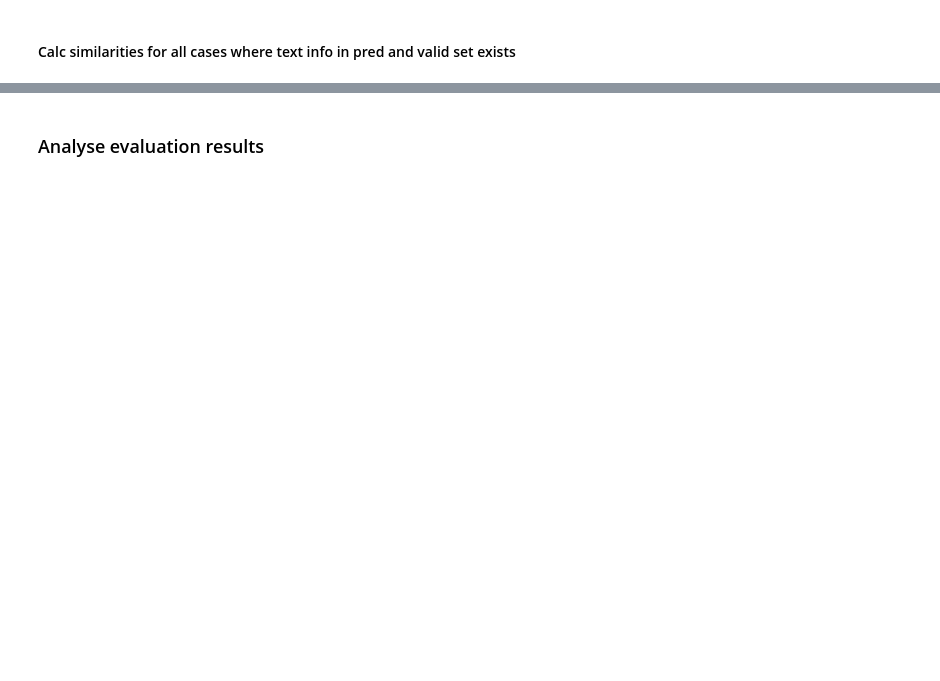
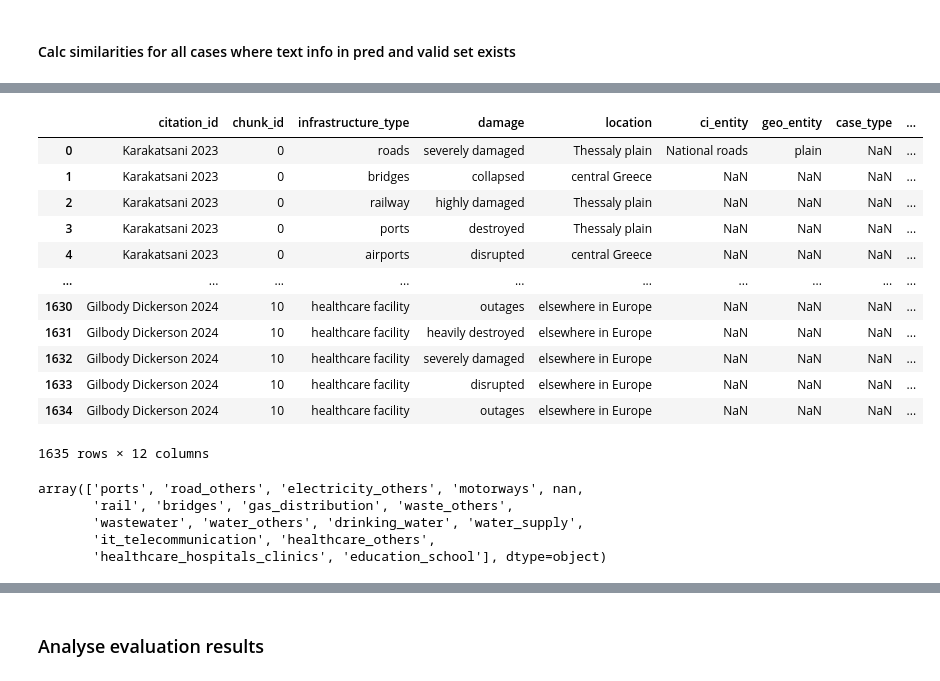
Before and after one commit to SWN-group-at-TU-Berlin/CI-impacts-information-retrieval, a Jupyter notebook: notebooks/llm_evaluation.ipynb, the cells around one changed output, grey strips where cells are left out. Saved outputs shown, nothing was run; the diff lists cells and outputs as text; code cells hidden in the pictures; blank space fills up the shorter version.

```diff
--- a/notebooks/llm_evaluation.ipynb
+++ b/notebooks/llm_evaluation.ipynb
@@ -150,0 +190,2 @@ df_pred.iloc[3284]["chunk_text"]
+# %%
+ci_patterns = pd.read_json("./ner_patterns.jsonl/patterns", lines=True)
@@ -466,0 +603,18 @@ Saving evaluation statistics, distribution plots, and scores to  location_smlrty
+# %%
+import re
+
+# load regular expressions and subgroups from NER patterns as dict
+# for general cases and all special cases with "LOWER"-pattern
+regexes_1 = [
+        {dd["pattern"][i][0]["TEXT"]["REGEX"] : dd["subgroup_name"][i]}
+          for i in range(len(dd))
+            if len(dd["pattern"][i])==1
+]
+regexes_2 = [
+    {dd["pattern"][i][0]["TEXT"]["REGEX"] + " " + dd["pattern"][i][1]["LOWER"] : dd["subgroup_name"][i] }
+      for i in range(len(dd))
+        if len(dd["pattern"][i])==2
+]
+# regexes = regexes_1 | regexes_2
+regexes = regexes_1 + regexes_2
+regexes
@@ -466,0 +700,47 @@ Saving evaluation statistics, distribution plots, and scores to  location_smlrty
+# %%
+for i, r in enumerate(regexes):
+
+    # get regex pattern for CI type (key) and its subgroup (value)
+    # NOTE, nice shortcut: get key containing regex by unpacking each dict into list, then get key
+    pattern = [*r][0]
+    subgroup = r[pattern]
+
+    # assign subgroups to CI records, na=False to remove all records which not match patterns
+    mask = df_pred["infrastructure_type"].str.contains(pattern, regex=True, na=False)
+    df_pred.loc[mask, "infrastructure_group"] = subgroup
+
+    # assign subgroups to CI records, na=False to remove all records which not match patterns
+    mask = df_valid["ci1_type"].str.contains(pattern, regex=True, na=False)
+    df_valid.loc[mask, "ci1_group"] = subgroup
+
+df_pred
+
+print(df_pred.infrastructure_group.isna().sum())
+print(df_pred.infrastructure_group.value_counts())
+# df_pred.infrastructure_group.unique()
+
+print(df_valid.df_valid.isna().sum())
+print(df_valid.df_valid.value_counts())
+# df_pred.infrastructure_group.unique()
+# %% [output]
+|  | citation_id | chunk_id | infrastructure_type | damage | location | ci_entity | geo_entity | case_type | ... |
+| 0 | Karakatsani 2023 | 0 | roads | severely damaged | Thessaly plain | National roads | plain | NaN | ... |
+| 1 | Karakatsani 2023 | 0 | bridges | collapsed | central Greece | NaN | NaN | NaN | ... |
+| 2 | Karakatsani 2023 | 0 | railway | highly damaged | Thessaly plain | NaN | NaN | NaN | ... |
+| 3 | Karakatsani 2023 | 0 | ports | destroyed | Thessaly plain | NaN | NaN | NaN | ... |
+| 4 | Karakatsani 2023 | 0 | airports | disrupted | central Greece | NaN | NaN | NaN | ... |
+| ... | ... | ... | ... | ... | ... | ... | ... | ... | ... |
+| 1630 | Gilbody Dickerson 2024 | 10 | healthcare facility | outages | elsewhere in Europe | NaN | NaN | NaN | ... |
+| 1631 | Gilbody Dickerson 2024 | 10 | healthcare facility | heavily destroyed | elsewhere in Europe | NaN | NaN | NaN | ... |
+| 1632 | Gilbody Dickerson 2024 | 10 | healthcare facility | severely damaged | elsewhere in Europe | NaN | NaN | NaN | ... |
+| 1633 | Gilbody Dickerson 2024 | 10 | healthcare facility | disrupted | elsewhere in Europe | NaN | NaN | NaN | ... |
+| 1634 | Gilbody Dickerson 2024 | 10 | healthcare facility | outages | elsewhere in Europe | NaN | NaN | NaN | ... |
+1635 rows × 12 columns
+# %%
+df_valid.ci1_group.unique()
+# %% [output]
+array(['ports', 'road_others', 'electricity_others', 'motorways', nan,
+       'rail', 'bridges', 'gas_distribution', 'waste_others',
+       'wastewater', 'water_others', 'drinking_water', 'water_supply',
+       'it_telecommunication', 'healthcare_others',
+       'healthcare_hospitals_clinics', 'education_school'], dtype=object)
```
Also changed, not shown: parts of 44 cells of this notebook.
